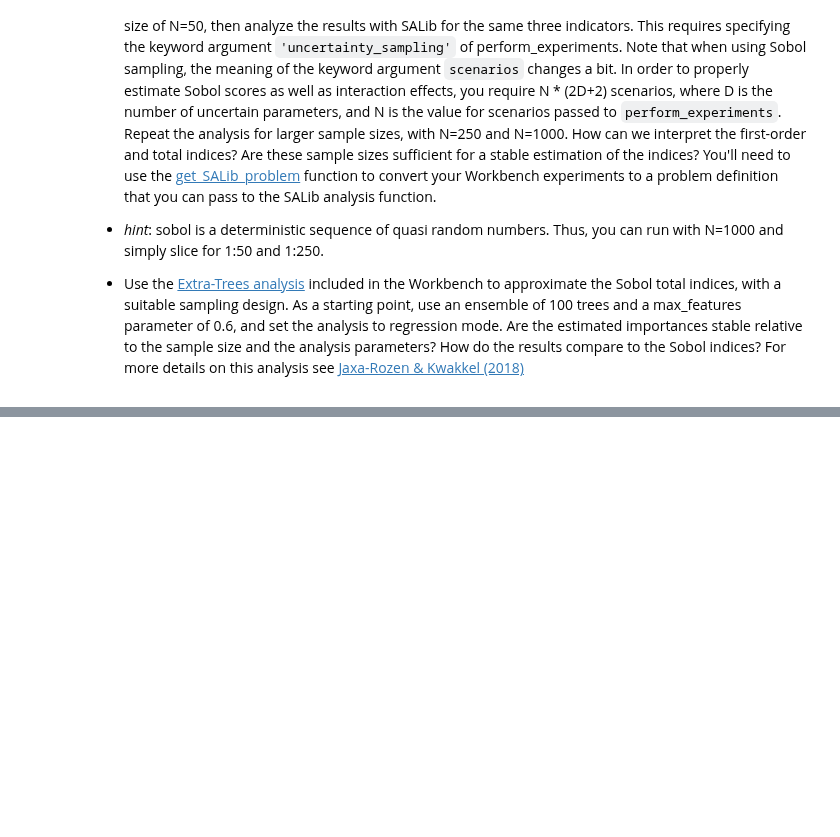
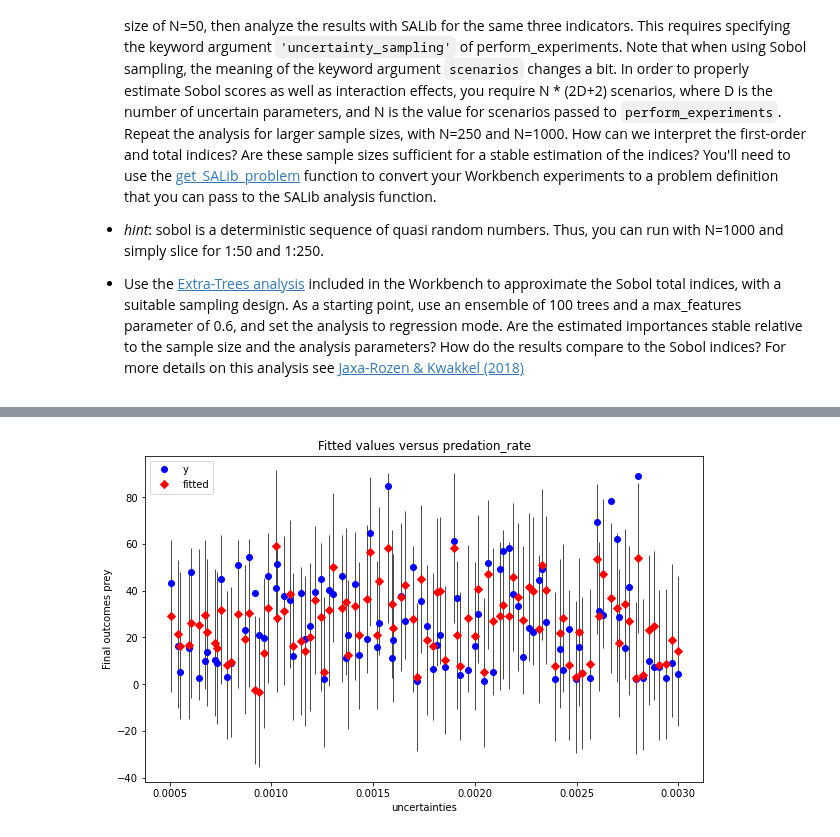
Before and after one commit to tamarvooijs/MBDM, a Jupyter notebook: Week 3-4 - vulnerability analysis/assignment 6 - sensitivity analysis.ipynb, the cells around one changed output, grey strips where cells are left out. Cells and saved outputs as stored; diff of their text form; code cells hidden in the pictures; blank space fills up the shorter version.

```diff
--- a/Week 3-4 - vulnerability analysis/assignment 6 - sensitivity analysis.ipynb
+++ b/Week 3-4 - vulnerability analysis/assignment 6 - sensitivity analysis.ipynb
@@ -104,4 +25,0 @@ for i in outcomes.keys():
-# %%
-lijsie_einde=[]
-for i in range(len(outcomes['prey'])):
-    lijsie_einde.append(outcomes['prey'][i][-1])
@@ -246,4 +25,0 @@ sum(outcomes['prey'][0])/len(outcomes['prey'][0])
-# %%
-lijsie_gem=[]
-for i in range(len(outcomes['prey'])):
-    lijsie_gem.append(sum(outcomes['prey'][i])/len(outcomes['prey'][i]))
@@ -276,0 +137,6 @@ Notes:
+# %%
+# calculate final outcomes
+final_outcomes_prey = []
+
+for i in range(len(outcomes['prey'])):
+    final_outcomes_prey.append((outcomes['prey'][i][-1]))
@@ -276,0 +155,9 @@ Notes:
+# %%
+# Fit a linear regression model for the final outcomes
+x = experiments[['predation_rate', 'predator_efficiency', 'predator_loss_rate', 'prey_birth_rate']]
+
+reg_mod_final = sm.OLS(final_outcomes_prey, x)
+res_fin = reg_mod_final.fit()
+
+
+print(res_fin.summary())
@@ -276,0 +197,10 @@ Notes:
+# %%
+fig, ax = plt.subplots()
+fig = sm.graphics.plot_fit(res_fin, 0, ax=ax)
+fig.set_size_inches(10, 6, forward=True)
+ax.set_ylabel("Final outcomes prey")
+ax.set_xlabel("uncertainties")
+
+plt.show()
+# %% [output]
+[figure, added]
```
Also changed, not shown: parts of 70 cells of this notebook.
